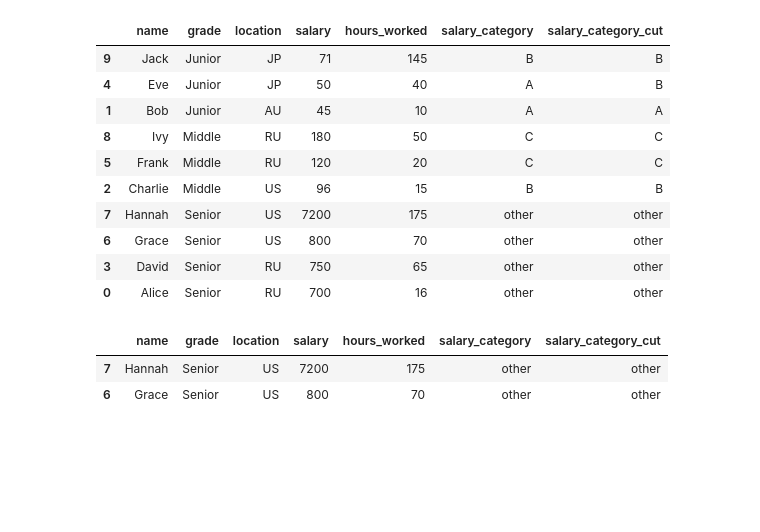
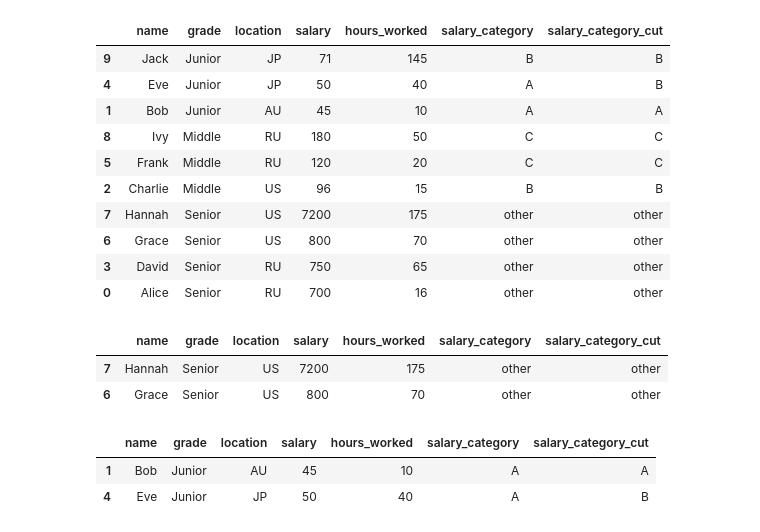
Before and after one commit to DenisKanzeparov/-Workout, a Jupyter notebook: Pandas.ipynb, the cells around one changed output. Cells and saved outputs as stored; diff of their text form; code cells hidden in the pictures; blank space fills up the shorter version.

```diff
--- a/Pandas.ipynb
+++ b/Pandas.ipynb
@@ -145,3 +145,9 @@ data.nlargest(2, 'salary')
 |  | name | grade | location | salary | hours_worked | salary_category | salary_category_cut |
 | 7 | Hannah | Senior | US | 7200 | 175 | other | other |
 | 6 | Grace | Senior | US | 800 | 70 | other | other |
+# %%
+data.nsmallest(2, 'salary')
+# %% [output]
+|  | name | grade | location | salary | hours_worked | salary_category | salary_category_cut |
+| 1 | Bob | Junior | AU | 45 | 10 | A | A |
+| 4 | Eve | Junior | JP | 50 | 40 | A | B |
```
Also changed, not shown: parts of 3 cells of this notebook.
